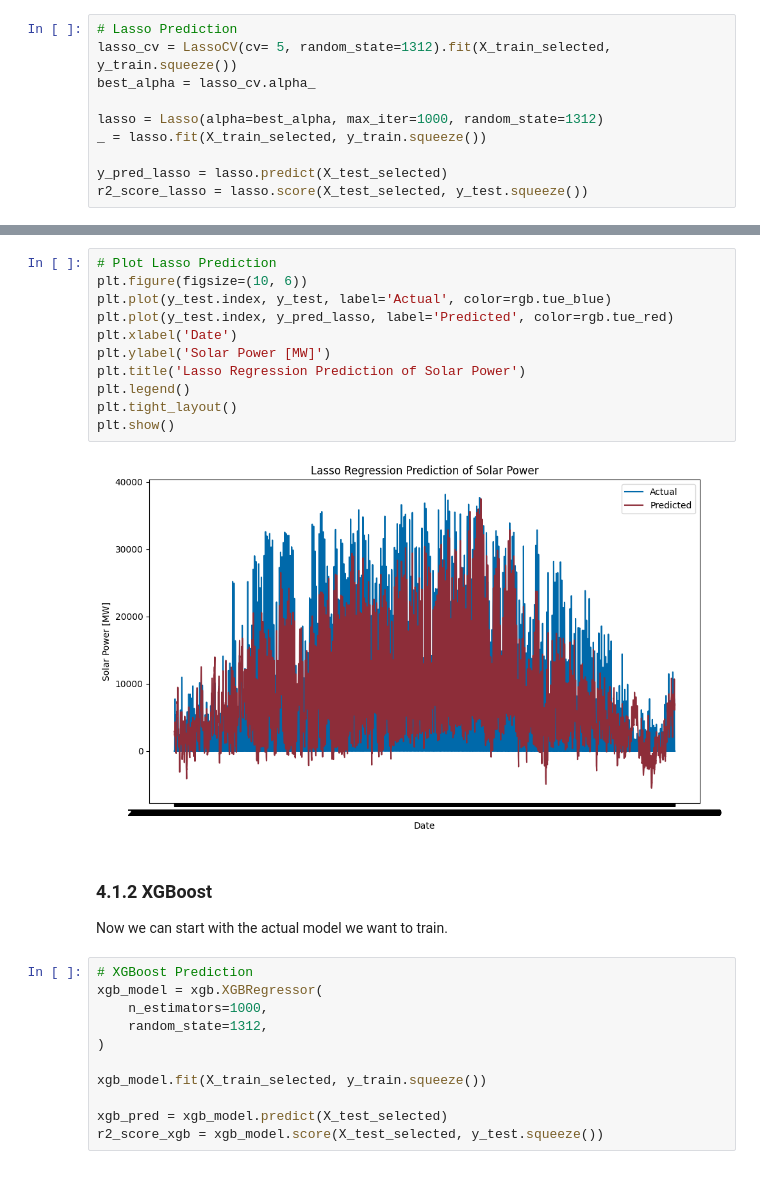
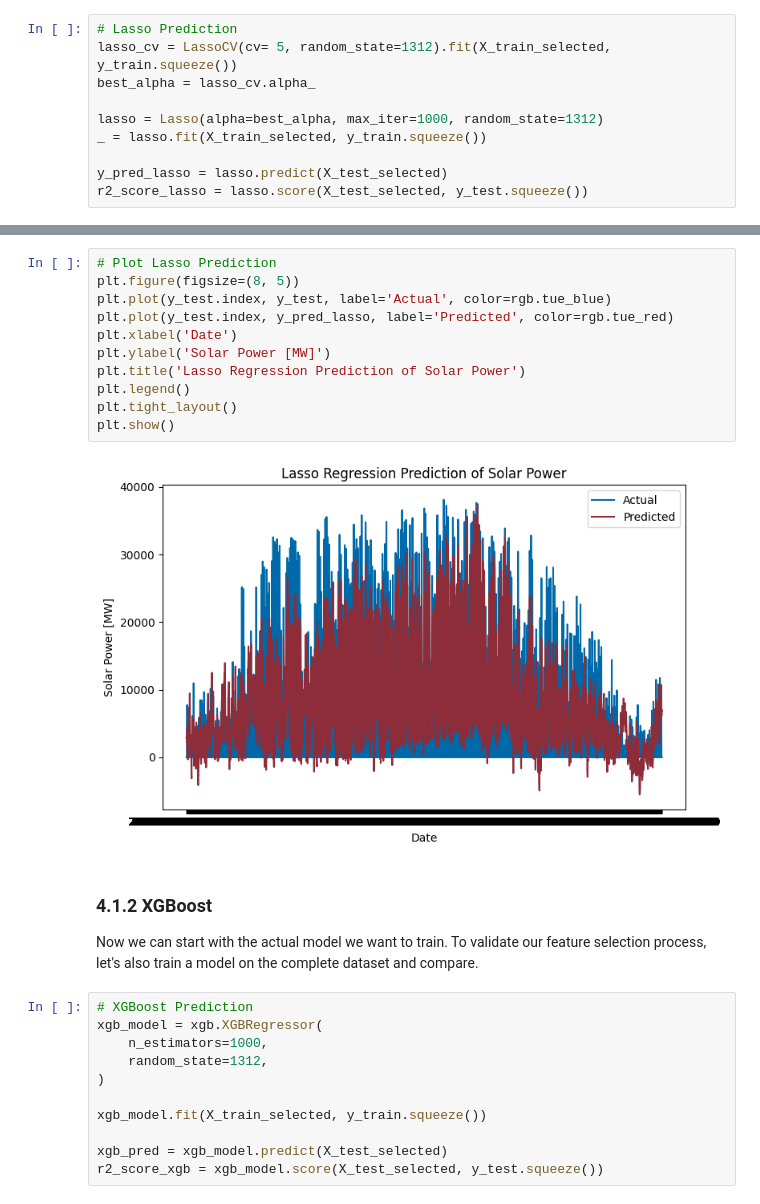
Before and after one commit to Xploeng/Renewable-Energy-Systems, a Jupyter notebook: ForecastingWithXGBoost.ipynb, the cells around one changed output, grey strips where cells are left out. Cells and saved outputs as stored; diff of their text form.

```diff
--- a/ForecastingWithXGBoost.ipynb
+++ b/ForecastingWithXGBoost.ipynb
@@ -186,19 +231,20 @@ Lasso: R2: 0.7847323675240458, RMSE: 4429.891845241874, MAE: 3389.2582629639046
 # %%
 # Plot Lasso Prediction
-plt.figure(figsize=(10, 6))
+plt.figure(figsize=(8, 5))
 plt.plot(y_test.index, y_test, label='Actual', color=rgb.tue_blue)
 plt.plot(y_test.index, y_pred_lasso, label='Predicted', color=rgb.tue_red)
 plt.xlabel('Date')
 plt.ylabel('Solar Power [MW]')
 plt.title('Lasso Regression Prediction of Solar Power')
 plt.legend()
 plt.tight_layout()
 plt.show()
 # %% [output]
-[figure, old version]
+[figure, new version]
 # %% [markdown]
 ### 4.1.2 XGBoost
-Now we can start with the actual model we want to train.
+
+Now we can start with the actual model we want to train. To validate our feature selection process, let's also train a model on the complete dataset and compare.
 # %%
 # XGBoost Prediction
 xgb_model = xgb.XGBRegressor(
```
Also changed, not shown: parts of 41 cells of this notebook.
